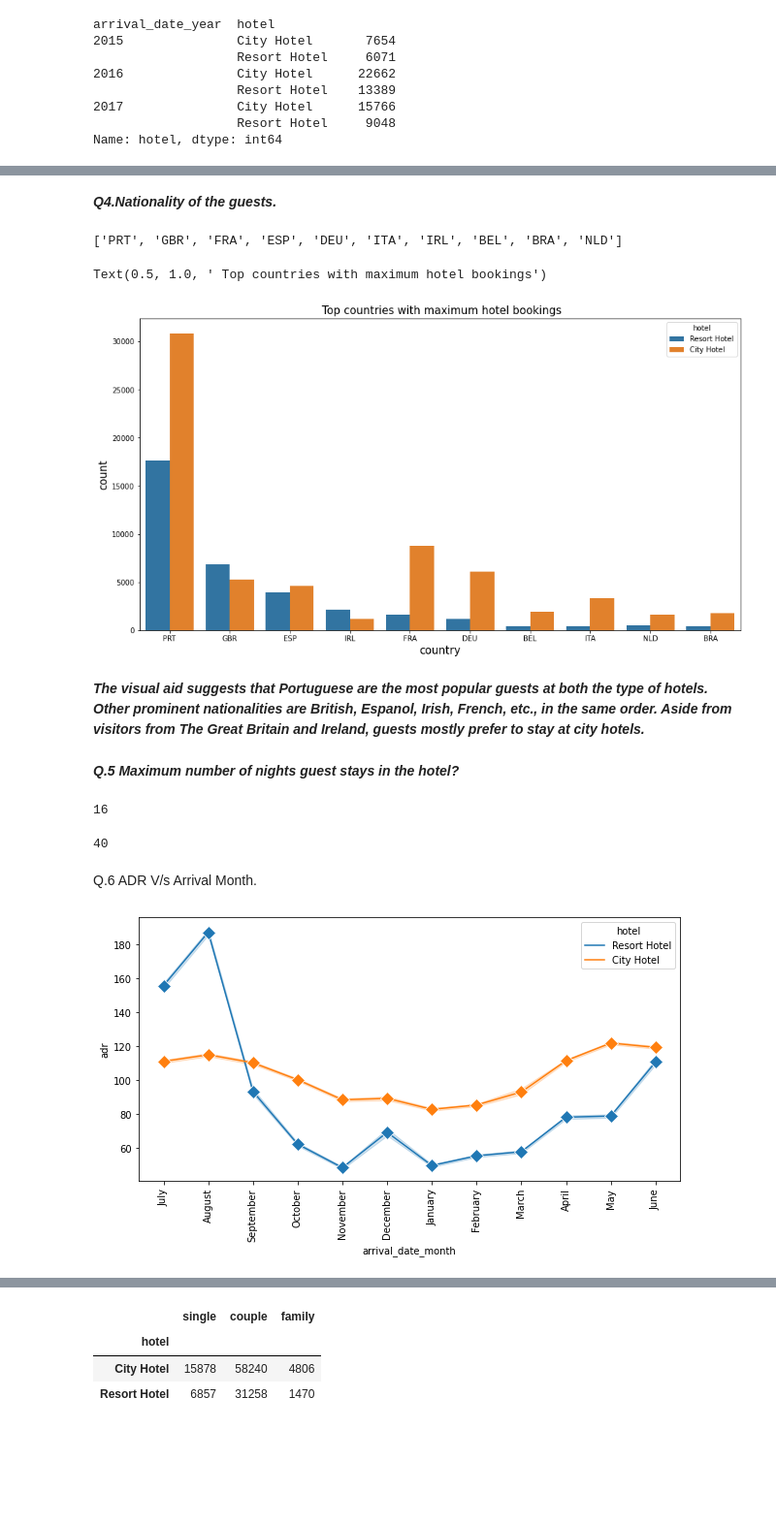
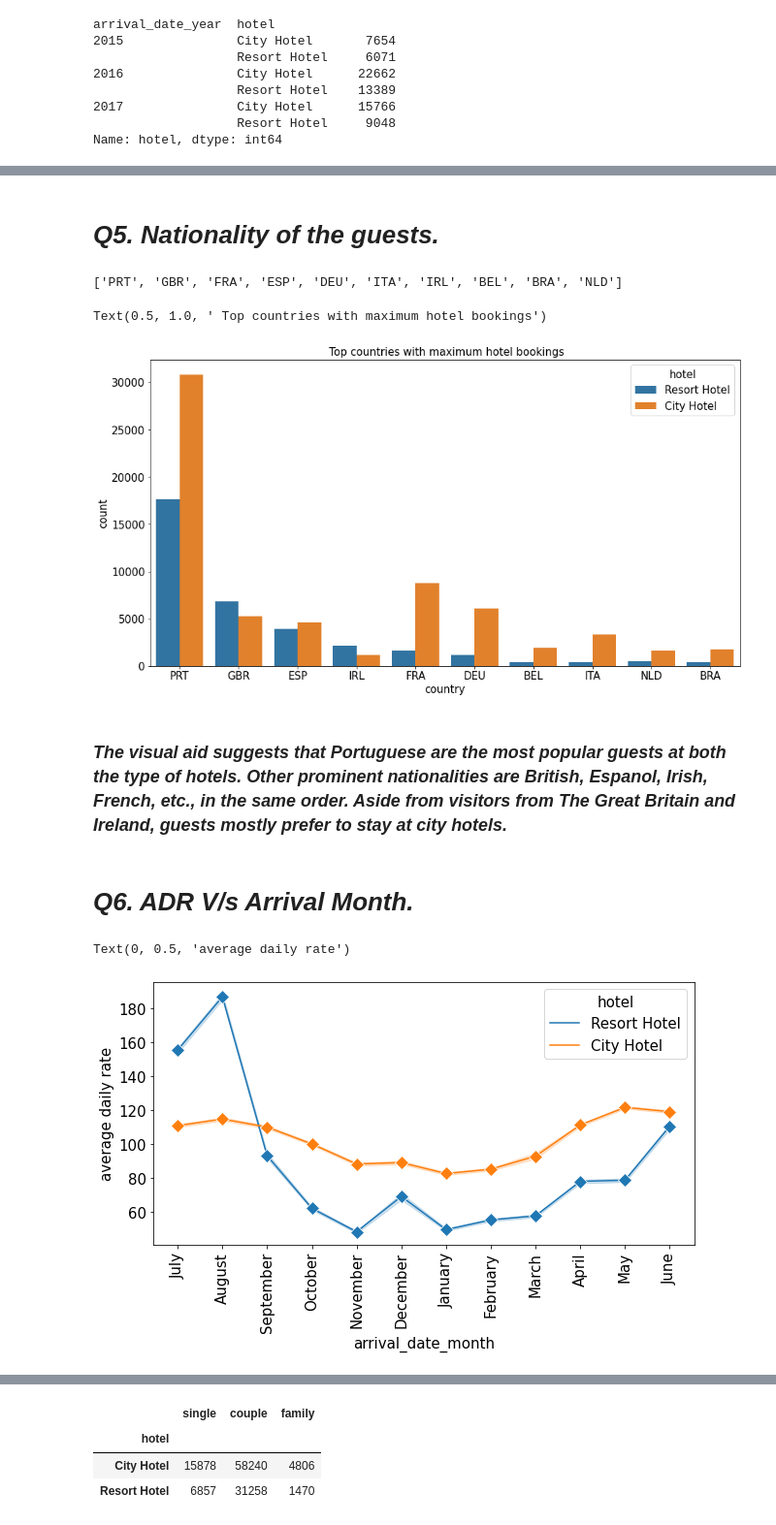
Before and after one commit to Souvik0651/hotel_booking_analysis, a Jupyter notebook: Hotel_Booking_Analysis_Souvik_Capstone_Project.ipynb, the cells around one changed output, grey strips where cells are left out. Shown: that part at 97% size. Cells and saved outputs as stored; diff of their text form; code cells hidden in the pictures; blank space fills up the shorter version.

```diff
--- a/Hotel_Booking_Analysis_Souvik_Capstone_Project.ipynb
+++ b/Hotel_Booking_Analysis_Souvik_Capstone_Project.ipynb
@@ -194,7 +199,8 @@ total number of hotels is 118732
 **Plotting a pie chart for booking percentage of type of hotels**
 # %%
 # plotting pie chart
-num_of_hotel.plot.pie(fontsize=15,autopct='%1.2f%%',figsize=(8,5),colors=['r','g'],ylabel='',explode=[0.2,0],shadow=True,startangle = 60)
+plt.rcParams['figure.figsize']=(15,10)
+num_of_hotel.plot.pie(fontsize=15,autopct='%1.2f%%',figsize=(8,5),colors=['r','g'],ylabel='',explode=[0.05,0],shadow=True)
 plt.title('Booking Percentage of Hotels',fontsize=15)
 plt.show()
 # %% [output]
@@ -268,6 +274,0 @@ plt.show()
-# %%
-# graphical representation for  yearly cancelled hotels
-canceled=hotel_booking_new[hotel_booking_new['is_canceled']!=0]
-plt.rcParams['figure.figsize']=(10,5)
-sns.countplot(x='arrival_date_year',data=canceled,hue='hotel').set_title('Yearly Cancellation')
-plt.show()
@@ -324,3 +312,3 @@ Text(0.5, 1.0, 'Busiest month')
 # %% [markdown]
-***Q4.Nationality of the guests.***
+# ***Q5. Nationality of the guests.***
 # %%
@@ -331,33 +320,25 @@ top10
 # %%
 top_10=hotel_booking_new[hotel_booking_new['country'].isin(top10)]
 # %%
+# ploting countplot
 plt.rcParams['figure.figsize']=(15,8)
 plt.xlabel('country',fontsize=15)
 plt.ylabel('counts',fontsize=15)
 sns.countplot(x='country',hue='hotel',data=top_10).set_title(' Top countries with maximum hotel bookings',fontsize=15)
 # %% [output]
 Text(0.5, 1.0, ' Top countries with maximum hotel bookings')
-[figure, old version]
+[figure, new version]
 # %% [markdown]
-***The visual aid suggests that Portuguese are the most popular guests at both the type of hotels. Other prominent nationalities are British, Espanol, Irish, French, etc., in the same order.
-Aside from visitors from The Great Britain and Ireland, guests mostly prefer to stay at city hotels.***
+### ***The visual aid suggests that Portuguese are the most popular guests at both the type of hotels. Other prominent nationalities are British, Espanol, Irish, French, etc., in the same order. Aside from visitors from The Great Britain and Ireland, guests mostly prefer to stay at city hotels.***
-# %% [markdown]
-***Q.5 Maximum number of nights guest stays in the hotel?***
-# %%
-hotel_booking_new['stays_in_weekend_nights'].agg('max')
-# %% [output]
-16
-# %%
-hotel_booking_new['stays_in_week_nights'].agg('max')
-# %% [output]
-40
 # %% [markdown]
-Q.6 ADR V/s Arrival Month.
+# ***Q6. ADR V/s Arrival Month.***
 # %%
+# ploting line plot
 plt.rcParams['figure.figsize']= (10,5)
 sns.lineplot(x='arrival_date_month',y='adr',hue='hotel',data=hotel_booking_new,marker='D',markersize=10)
 plt.xticks(rotation='90')
-plt.show()
+plt.ylabel('average daily rate')
 # %% [output]
+Text(0, 0.5, 'average daily rate')
-[figure, old version]
+[figure, new version]
 # %% [markdown]
```
Also changed, not shown: parts of 121 cells of this notebook.
